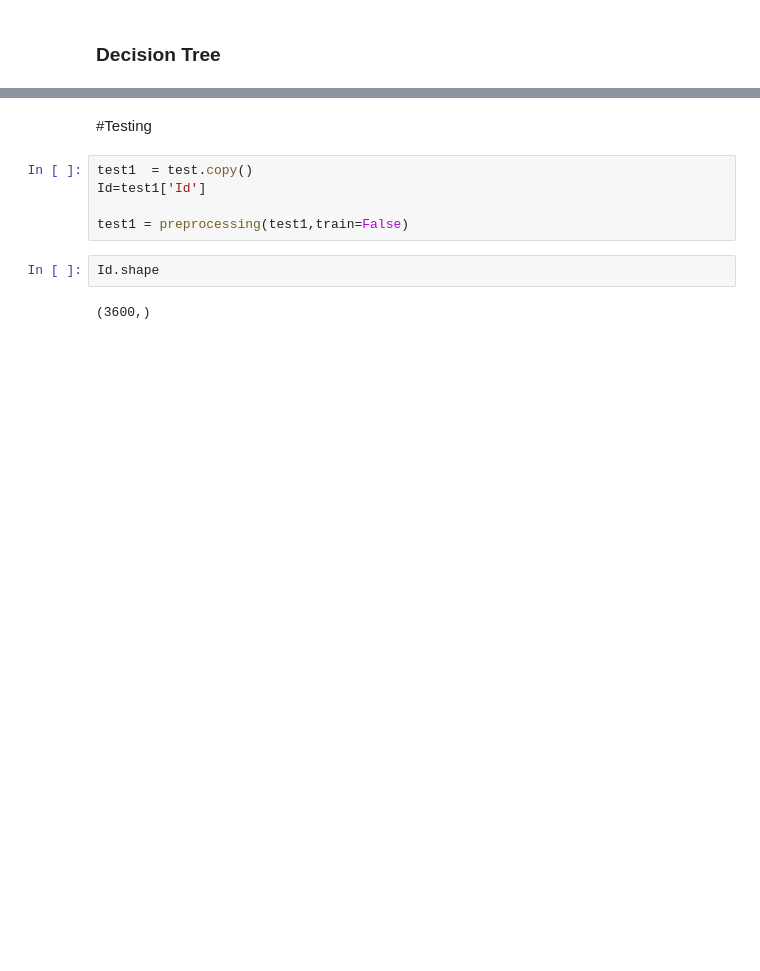
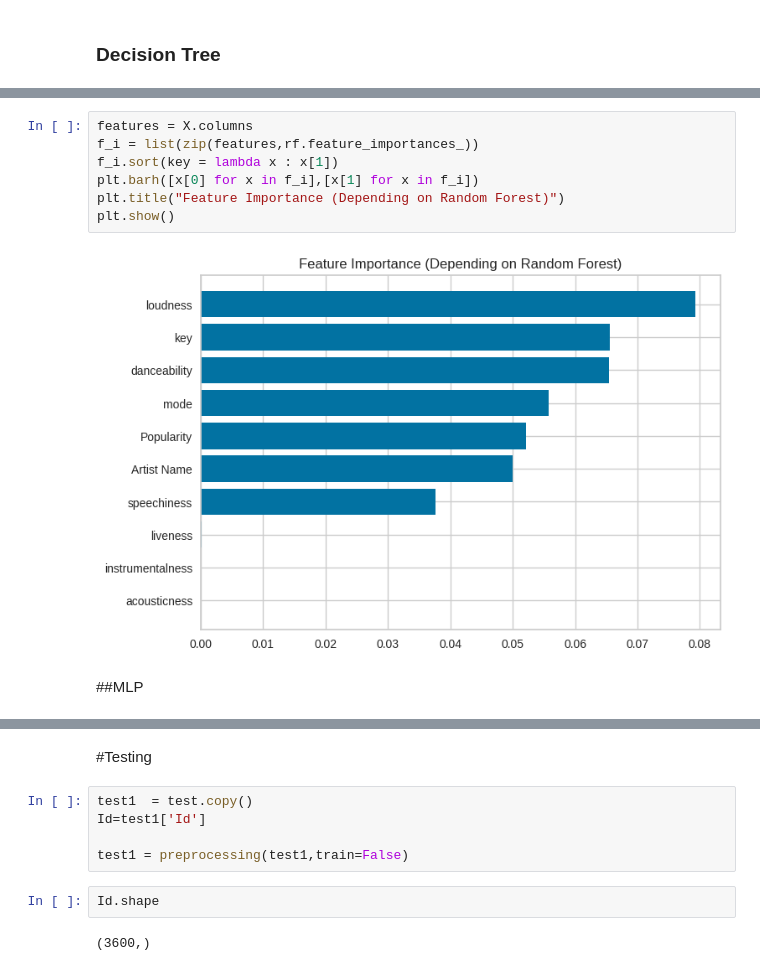
Before and after one commit to AnSaradar/Music_Genre_Classificatioin, a Jupyter notebook: MusicGenreClassification.ipynb, the cells around one changed output, grey strips where cells are left out. Drawn from its saved outputs; the diff is of its cells as text; blank space fills up the shorter version.

```diff
--- a/MusicGenreClassification.ipynb
+++ b/MusicGenreClassification.ipynb
@@ -562,3 +587,14 @@ Accuracy: 0.38925239745653606
+# %%
+features = X.columns
+f_i = list(zip(features,rf.feature_importances_))
+f_i.sort(key = lambda x : x[1])
+plt.barh([x[0] for x in f_i],[x[1] for x in f_i])
+plt.title("Feature Importance (Depending on Random Forest)")
+plt.show()
+# %% [output]
+[figure, added]
+# %% [markdown]
+##MLP
 # %%
 mlp = MLPClassifier()
 
```
Also changed, not shown: parts of 39 cells of this notebook.
